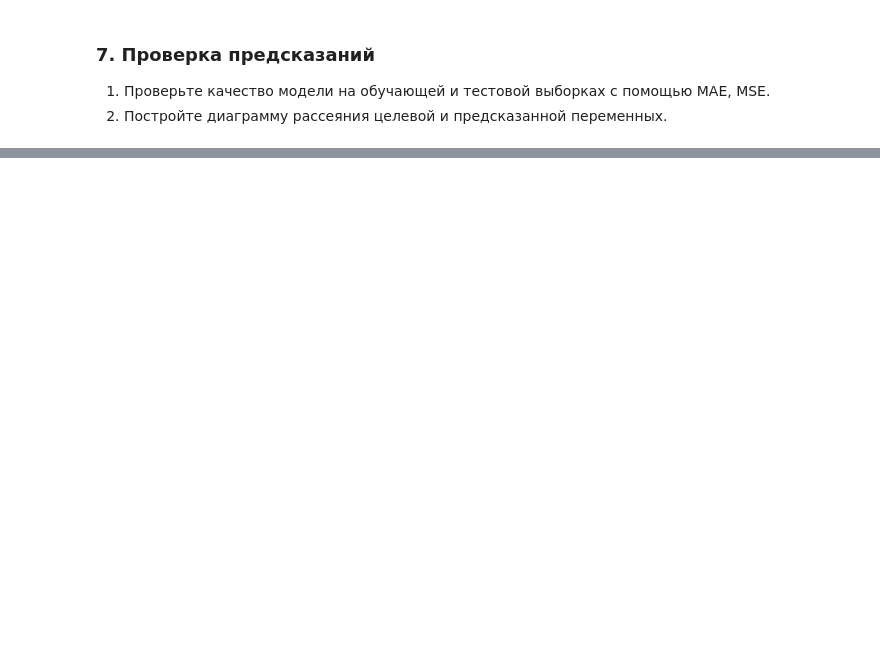
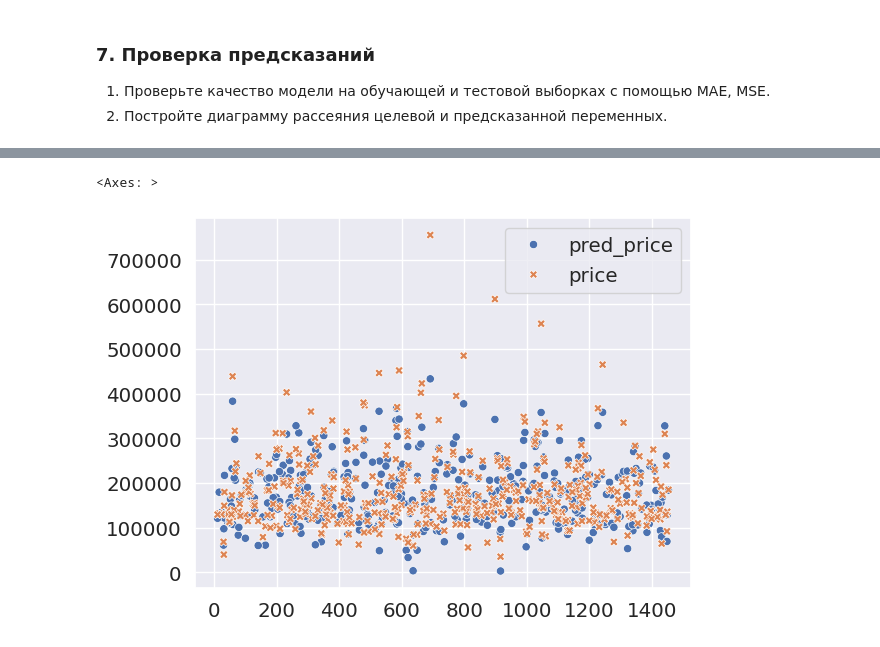
Before and after one commit to IgorKolotushkin/machine_learning_ds, a Jupyter notebook: hw2/Практическая работа. Линейная регрессия.ipynb, the cells around one changed output, grey strips where cells are left out. Saved outputs shown, nothing was run; the diff lists cells and outputs as text; code cells hidden in the pictures; blank space fills up the shorter version.

```diff
--- a/hw2/Практическая работа. Линейная регрессия.ipynb
+++ b/hw2/Практическая работа. Линейная регрессия.ipynb
@@ -77,3 +122,10 @@ df
+# %%
+x = new_df.drop(['SalePrice'], axis=1)
+y = new_df['SalePrice']
+
+x_train, x_test, y_train, y_test = train_test_split(
+    x, y, test_size=0.3, random_state=42
+)
 # %% [markdown]
 ### 5. Обучение модели линейной регрессии
 
@@ -82,0 +133,3 @@ df
+# %%
+lr = LinearRegression()
+lr.fit(x_train, y_train)
@@ -86,0 +140,4 @@ df
+# %%
+pred_train = lr.predict(x_train)
+
+pred_test = lr.predict(x_test)
@@ -93,0 +175,4 @@ df
+# %%
+scatter_df = pd.DataFrame(data={'pred_price': pred_test, 'price': y_test})
+scatter_df['pred_price'] = scatter_df['pred_price'].astype(int)
+scatter_df
@@ -93,0 +193,5 @@ df
+# %%
+sns.scatterplot(data=scatter_df)
+# %% [output]
+<Axes: >
+[figure, added]
```
Also changed, not shown: parts of 20 cells of this notebook.
